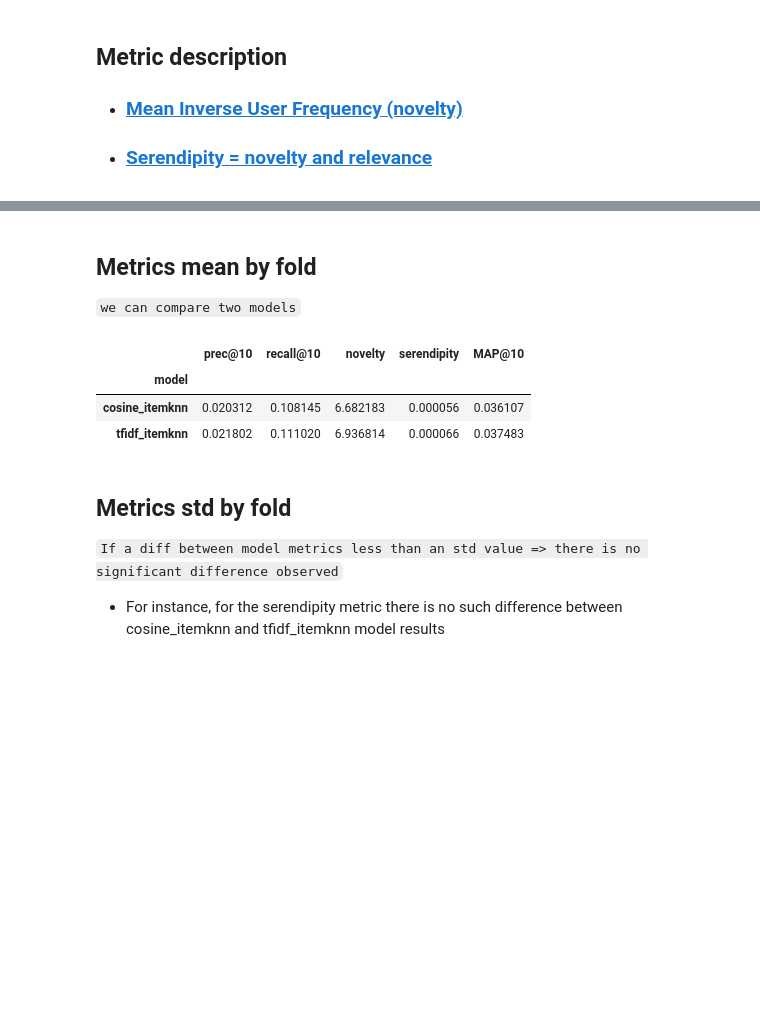
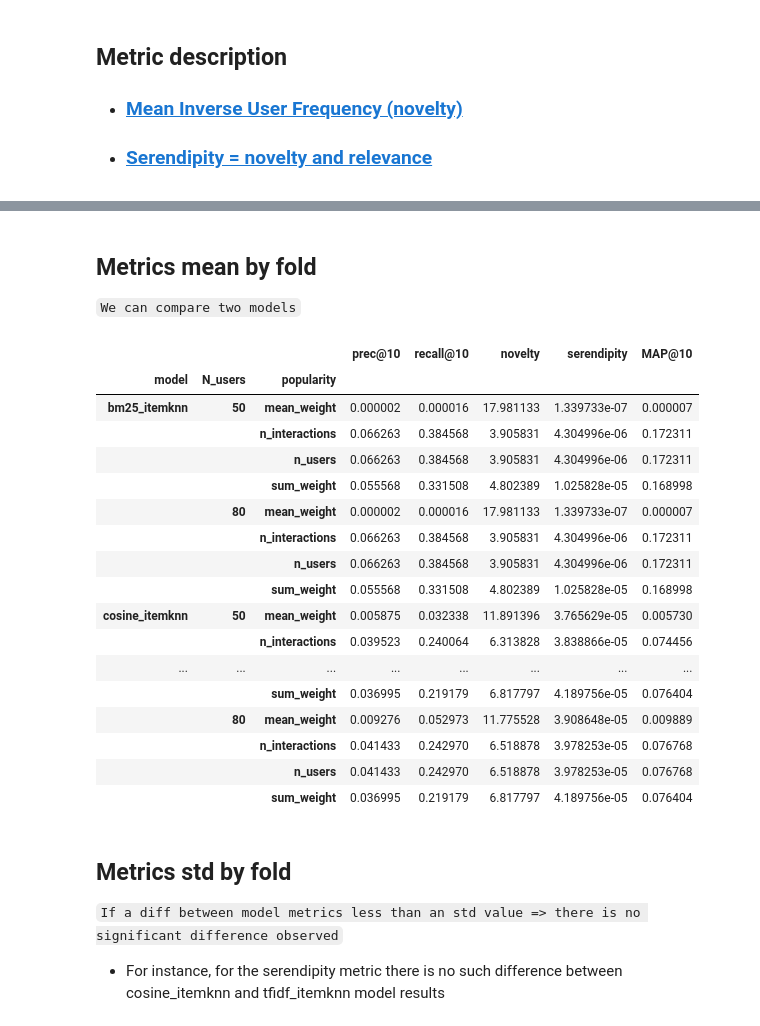
Before and after one commit to EasySocHacks/RecSys, a Jupyter notebook: notebooks/hw3.ipynb, the cells around one changed output, grey strips where cells are left out. Saved outputs shown, nothing was run; the diff lists cells and outputs as text; code cells hidden in the pictures; blank space fills up the shorter version.

```diff
--- a/notebooks/hw3.ipynb
+++ b/notebooks/hw3.ipynb
@@ -149,7 +150,7 @@ itemMap = IdMap.from_values(interactions[Columns.Item])
 Compare implicit `CosineRecommender` and `TFIDFRecommender` as an ItemKnn base
 # %%
 # setting for cv
-n_folds = 1
+n_folds = 7
 unit = "W"
 n_units = 1
 
@@ -217,7 +224,7 @@ models = {
 
 results = []
 
-fold_iterator = cv.split(rec_interactions, collect_fold_stats=True)
+fold_iterator = islice(cv.split(rec_interactions, collect_fold_stats=True), 2)
 
 for i_fold, (train_ids, test_ids, fold_info) in enumerate(fold_iterator):
     print(f"\n==================== Fold {i_fold}")
@@ -229,29 +236,26 @@ for i_fold, (train_ids, test_ids, fold_info) in enumerate(fold_iterator):
     catalog = df_train[Columns.Item].unique()
 
     for model_name, model in models.items():
-        if model_name == "cosine_itemknn":
-            userknn_model = UserKnn(model)
-            userknn_model.fit(df_train, False)
-            # userknn_model = UserKnn.load("userknn_cosine.dill")
-        else:
-            userknn_model = UserKnn(model)
-            userknn_model.fit(df_train, False)
-            # userknn_model = UserKnn.load("userknn_tfidf.dill")
+        for N_users in user_count:
+            for popularity in popularities:
+                userknn_model = UserKnn(model, popularity=popularity, N_users=N_users)
+                userknn_model.fit(df_train, False)
 
-        recos = userknn_model.recommend(df_test)
+                recos = userknn_model.recommend(df_test)
 
-        metric_values = calc_metrics(
-            metrics,
-            reco=recos,
-            interactions=df_test,
-            prev_interactions=df_train,
-            catalog=catalog,
-        )
+                metric_values = calc_metrics(
+                    metrics,
+                    reco=recos,
+                    interactions=df_test,
+                    prev_interactions=df_train,
+                    catalog=catalog,
+                )
 
-        fold = {"fold": i_fold, "model": model_name}
-        fold.update(metric_values)
-        results.append(fold)
-        print()
-        print()
+                fold = {"fold": i_fold,
+                        "model": model_name,
+                        "N_users": N_users,
+                        "popularity": popularity}
+                fold.update(metric_values)
+                results.append(fold)
 # %% [output]
 ==================== Fold 0
@@ -291,14 +309,28 @@ df_metrics
 df_metrics.to_pickle("df_metrics.pickle")
 # %% [markdown]
 ## Metrics mean by fold
-`we can compare two models`
+`We can compare two models`
 # %%
-df_metrics.groupby('model').mean()[metrics.keys()]
+df_metrics.groupby(['model', 'N_users', 'popularity']).mean()[metrics.keys()]
 # %% [output]
-|  | prec@10 | recall@10 | novelty | serendipity | MAP@10 |
-| model |  |  |  |  |  |
-| cosine_itemknn | 0.020312 | 0.108145 | 6.682183 | 0.000056 | 0.036107 |
-| tfidf_itemknn | 0.021802 | 0.111020 | 6.936814 | 0.000066 | 0.037483 |
+|  |  |  | prec@10 | recall@10 | novelty | serendipity | MAP@10 |
+| model | N_users | popularity |  |  |  |  |  |
+| bm25_itemknn | 50 | mean_weight | 0.000002 | 0.000016 | 17.981133 | 1.339733e-07 | 0.000007 |
+|  |  | n_interactions | 0.066263 | 0.384568 | 3.905831 | 4.304996e-06 | 0.172311 |
+|  |  | n_users | 0.066263 | 0.384568 | 3.905831 | 4.304996e-06 | 0.172311 |
+|  |  | sum_weight | 0.055568 | 0.331508 | 4.802389 | 1.025828e-05 | 0.168998 |
+|  | 80 | mean_weight | 0.000002 | 0.000016 | 17.981133 | 1.339733e-07 | 0.000007 |
+|  |  | n_interactions | 0.066263 | 0.384568 | 3.905831 | 4.304996e-06 | 0.172311 |
+|  |  | n_users | 0.066263 | 0.384568 | 3.905831 | 4.304996e-06 | 0.172311 |
+|  |  | sum_weight | 0.055568 | 0.331508 | 4.802389 | 1.025828e-05 | 0.168998 |
+| cosine_itemknn | 50 | mean_weight | 0.005875 | 0.032338 | 11.891396 | 3.765629e-05 | 0.005730 |
+|  |  | n_interactions | 0.039523 | 0.240064 | 6.313828 | 3.838866e-05 | 0.074456 |
+| ... | ... | ... | ... | ... | ... | ... | ... |
+|  |  | sum_weight | 0.036995 | 0.219179 | 6.817797 | 4.189756e-05 | 0.076404 |
+|  | 80 | mean_weight | 0.009276 | 0.052973 | 11.775528 | 3.908648e-05 | 0.009889 |
+|  |  | n_interactions | 0.041433 | 0.242970 | 6.518878 | 3.978253e-05 | 0.076768 |
+|  |  | n_users | 0.041433 | 0.242970 | 6.518878 | 3.978253e-05 | 0.076768 |
+|  |  | sum_weight | 0.036995 | 0.219179 | 6.817797 | 4.189756e-05 | 0.076404 |
 # %% [markdown]
 ## Metrics std by fold
 
```
Also changed, not shown: parts of 15 cells of this notebook, 1 other file.
